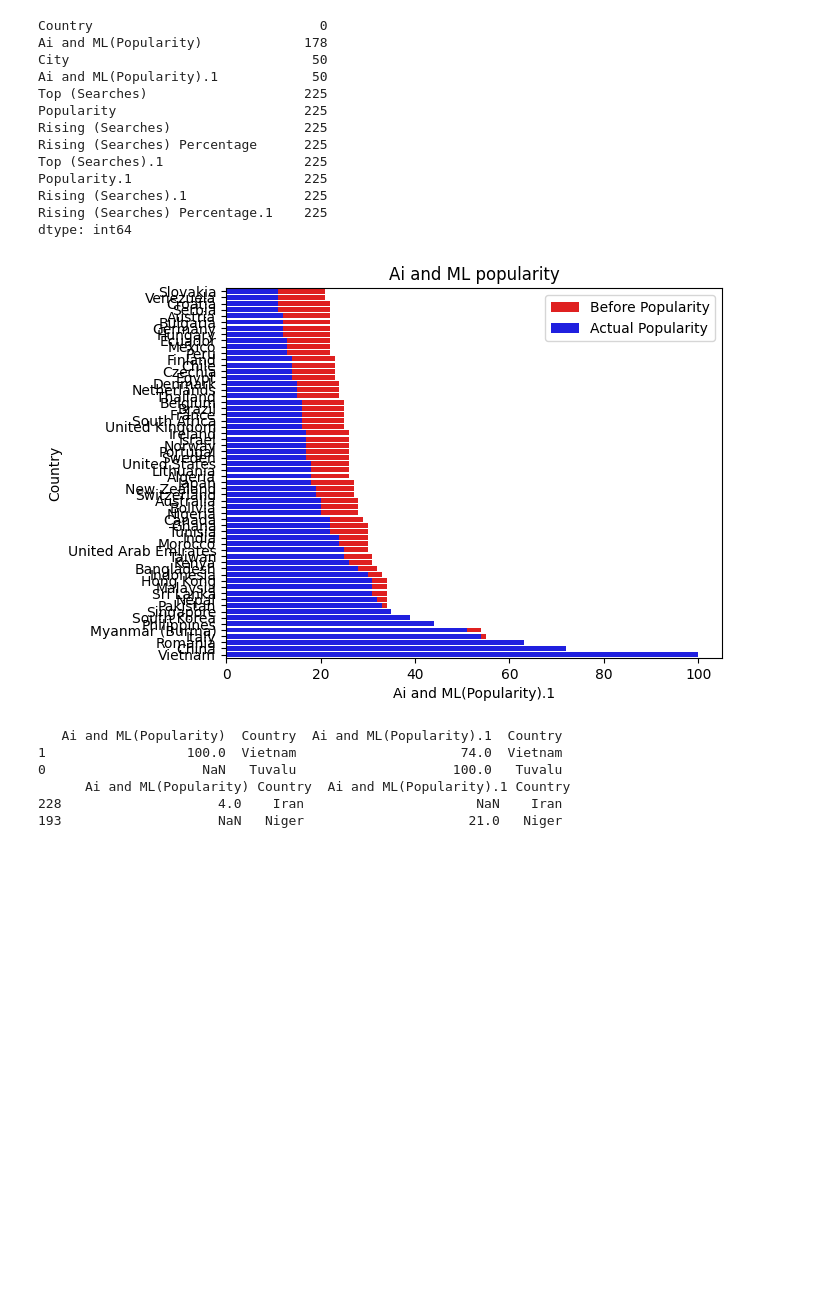
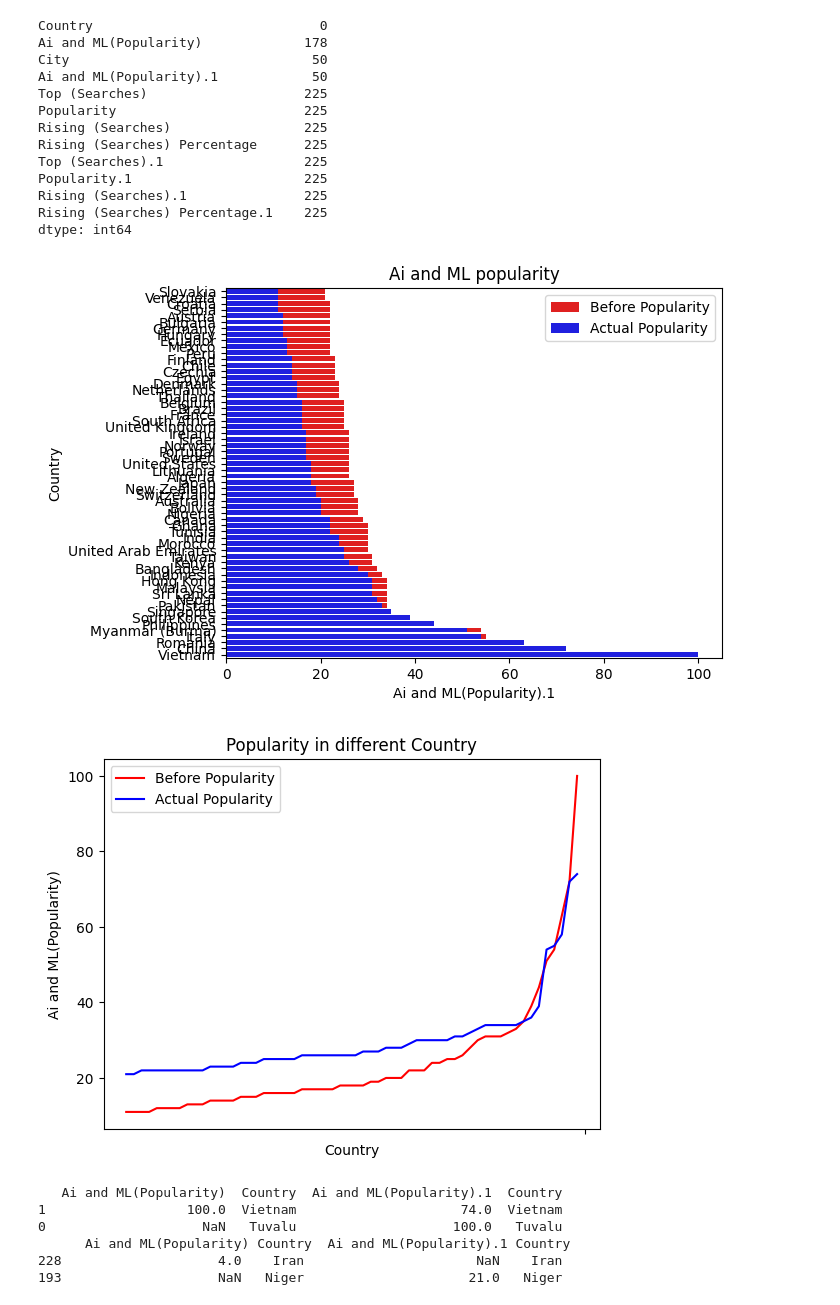
Before and after one commit to glo-code/alpopularity, a Jupyter notebook: job_board_scrapenscore.ipynb, the cells around one changed output. Saved outputs shown, nothing was run; the diff lists cells and outputs as text; code cells hidden in the pictures; blank space fills up the shorter version.

```diff
--- a/job_board_scrapenscore.ipynb
+++ b/job_board_scrapenscore.ipynb
@@ -45,26 +45,33 @@ dtype: int64
 # %%
 class Popolarità():
   #def __init__(self,colonna):
     #self.colonna=colonna
 
   def CalcoloPop(self):
     self.top=df[['Ai and ML(Popularity)','Country','Ai and ML(Popularity).1','Country']].iloc[df[['Ai and ML(Popularity)','Ai and ML(Popularity).1']].idxmax()]
     self.min=df[['Ai and ML(Popularity)','Country','Ai and ML(Popularity).1','Country']].iloc[df[['Ai and ML(Popularity)','Ai and ML(Popularity).1']].idxmin()]
     self.group=df.groupby(['Ai and ML(Popularity)','Ai and ML(Popularity).1'])['Country'].value_counts().reset_index().drop(columns='count',axis=1)
     self.group['diff-popolarità']=self.group['Ai and ML(Popularity)']-self.group['Ai and ML(Popularity).1']
     ax=plt.subplots()
     ax=sns.barplot(data=self.group,y='Country',x='Ai and ML(Popularity).1',color='red',label='Before Popularity')
     ax=sns.barplot(data=self.group,y='Country',x='Ai and ML(Popularity)',color='blue',label='Actual Popularity')
     plt.title('Ai and ML popularity')
     plt.show()
+    ax1=plt.subplots()
+    ax1=sns.lineplot(data=self.group,x='Country',y='Ai and ML(Popularity)',color='red',label='Before Popularity')
+    ax1=sns.lineplot(data=self.group,x='Country',y='Ai and ML(Popularity).1',color='blue',label='Actual Popularity')
+    plt.title('Popularity in different Country')
+    plt.xticks([''])
+    plt.show()
     print(self.top,'\n',self.min,'\n')
 
 
 Popolarità=Popolarità()
 Popolarità.CalcoloPop()
 Popolarità.group
 # %% [output]
 [figure]
+[figure, added]
    Ai and ML(Popularity)  Country  Ai and ML(Popularity).1  Country
 1                  100.0  Vietnam                     74.0  Vietnam
 0                    NaN   Tuvalu                    100.0   Tuvalu
```
